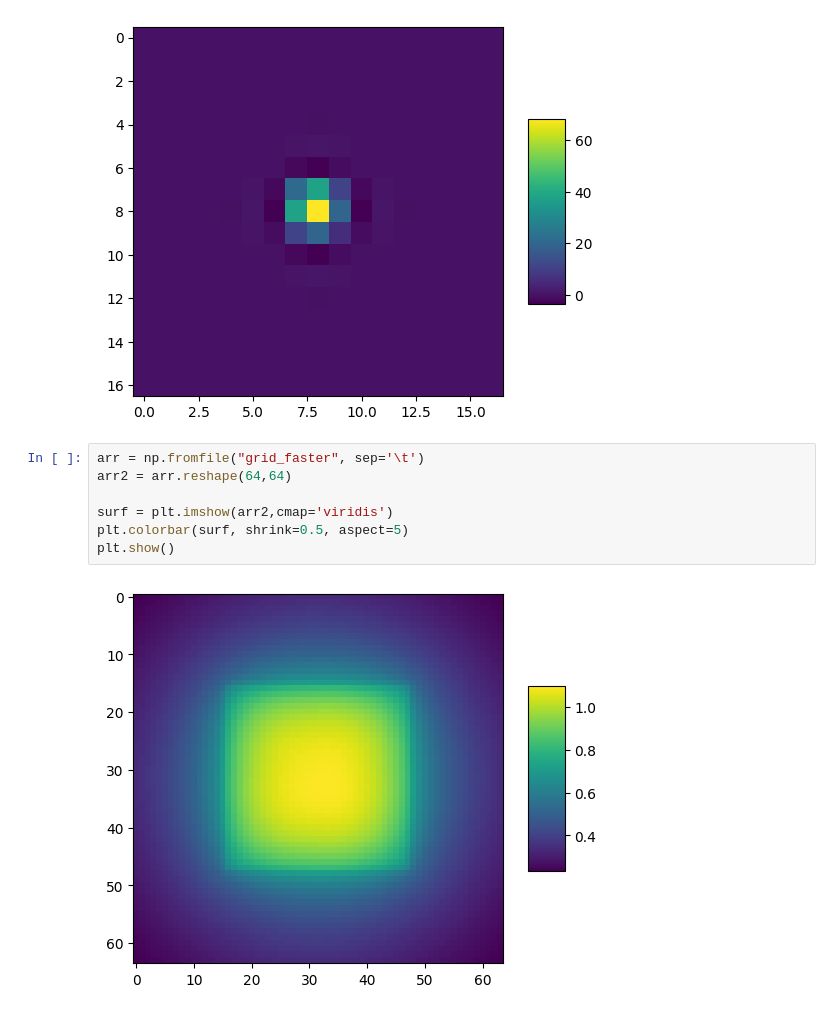
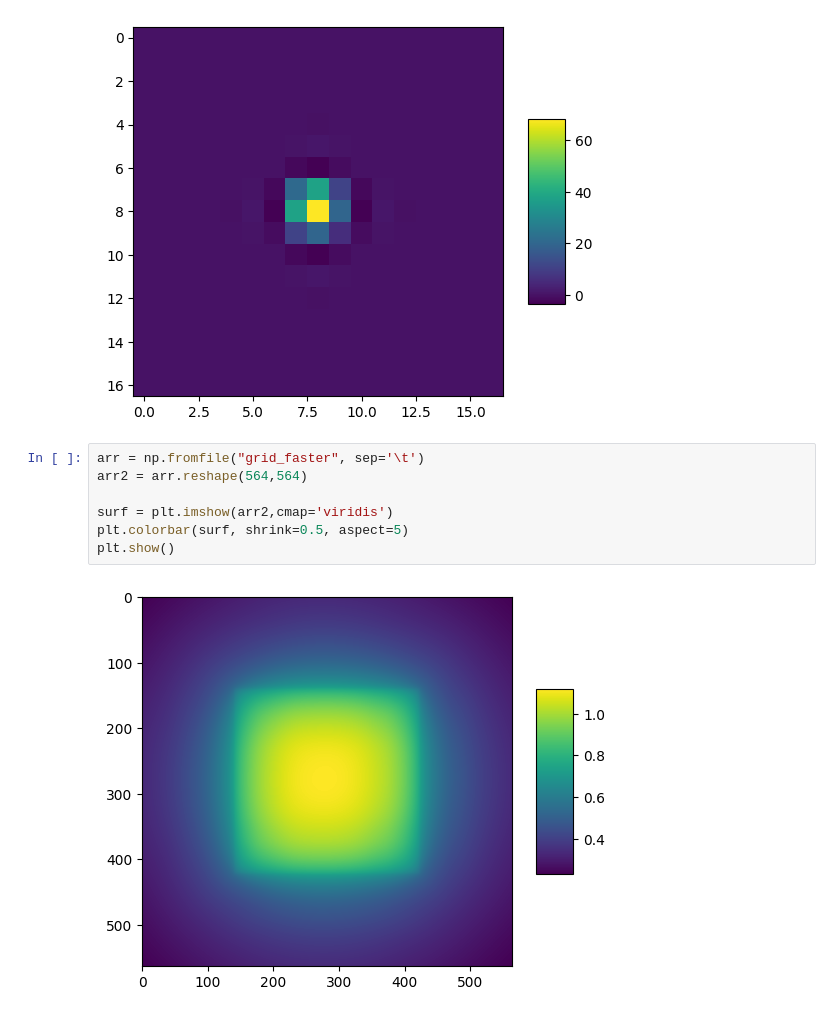
Before and after one commit to SickSmile1/naive-fft-mlms, a Jupyter notebook: results/plotResults.ipynb, the cells around one changed output. Saved outputs shown, nothing was run; the diff lists cells and outputs as text.

```diff
--- a/results/plotResults.ipynb
+++ b/results/plotResults.ipynb
@@ -51,10 +51,10 @@ plt.show()
 [figure]
 # %%
 arr = np.fromfile("grid_faster", sep='\t')
-arr2 = arr.reshape(64,64)
+arr2 = arr.reshape(564,564)
 
 surf = plt.imshow(arr2,cmap='viridis')
 plt.colorbar(surf, shrink=0.5, aspect=5)
 plt.show()
 # %% [output]
-[figure, old version]
+[figure, new version]
```
Also changed, not shown: parts of 1 cell of this notebook, 59 other files.
